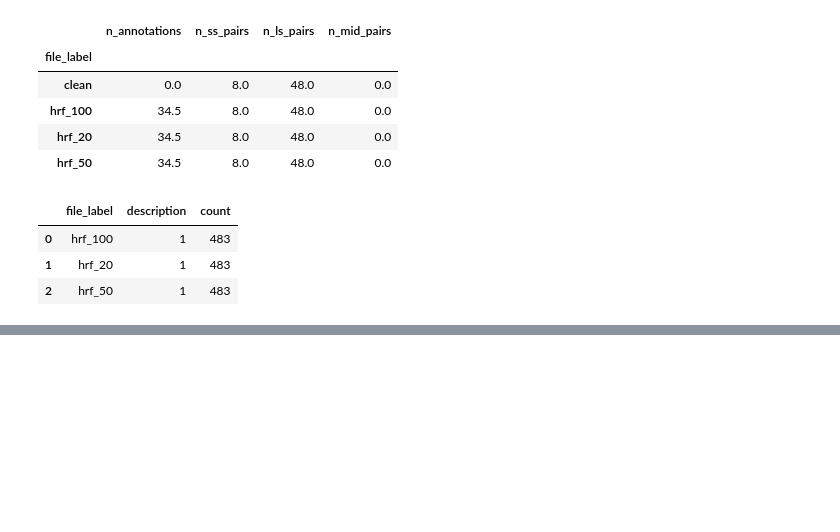
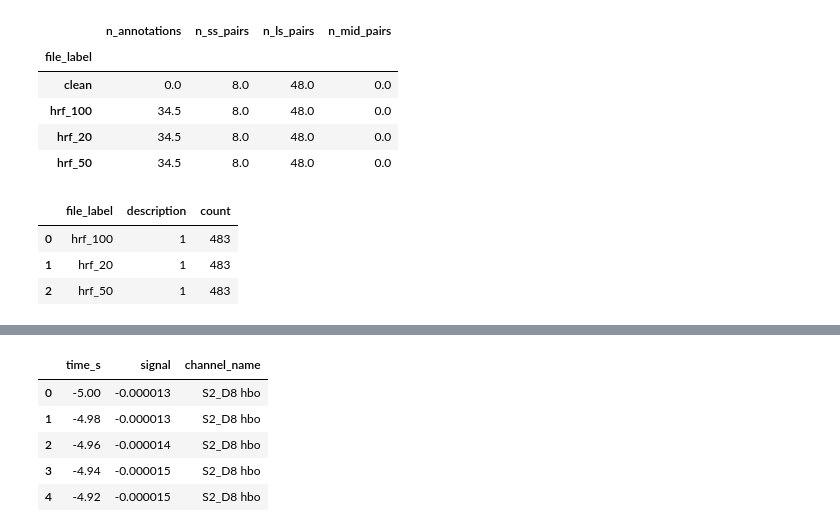
Before and after one commit to a-sunkari/fnirs-representation-learning, a Jupyter notebook: 01_snirf_exploration.ipynb, the cells around one changed output, grey strips where cells are left out. Drawn from its saved outputs; the diff is of its cells as text; code cells hidden in the pictures; blank space fills up the shorter version.

```diff
--- a/01_snirf_exploration.ipynb
+++ b/01_snirf_exploration.ipynb
@@ -785,0 +629,24 @@ amplitude_epoch_figure.write_html(output_figures_dir / f"{subject_name.lower()}_
+# %%
+top_channel_plot_rows = []
+
+for channel_name in top_channel_names:
+    single_channel_epochs = epochs_hb.copy().pick([channel_name])
+    single_channel_data = single_channel_epochs.get_data()[:, 0, :]
+
+    mean_time_course = single_channel_data.mean(axis=0)
+
+    top_channel_plot_rows.append(pd.DataFrame({
+        "time_s": epochs_hb.times,
+        "signal": mean_time_course,
+        "channel_name": channel_name,
+    }))
+
+top_channel_plot_df = pd.concat(top_channel_plot_rows, ignore_index=True)
+top_channel_plot_df.head()
+# %% [output]
+|  | time_s | signal | channel_name |
+| 0 | -5.00 | -0.000013 | S2_D8 hbo |
+| 1 | -4.98 | -0.000013 | S2_D8 hbo |
+| 2 | -4.96 | -0.000014 | S2_D8 hbo |
+| 3 | -4.94 | -0.000015 | S2_D8 hbo |
+| 4 | -4.92 | -0.000015 | S2_D8 hbo |
```
Also changed, not shown: parts of 24 cells of this notebook, 1 other file.
